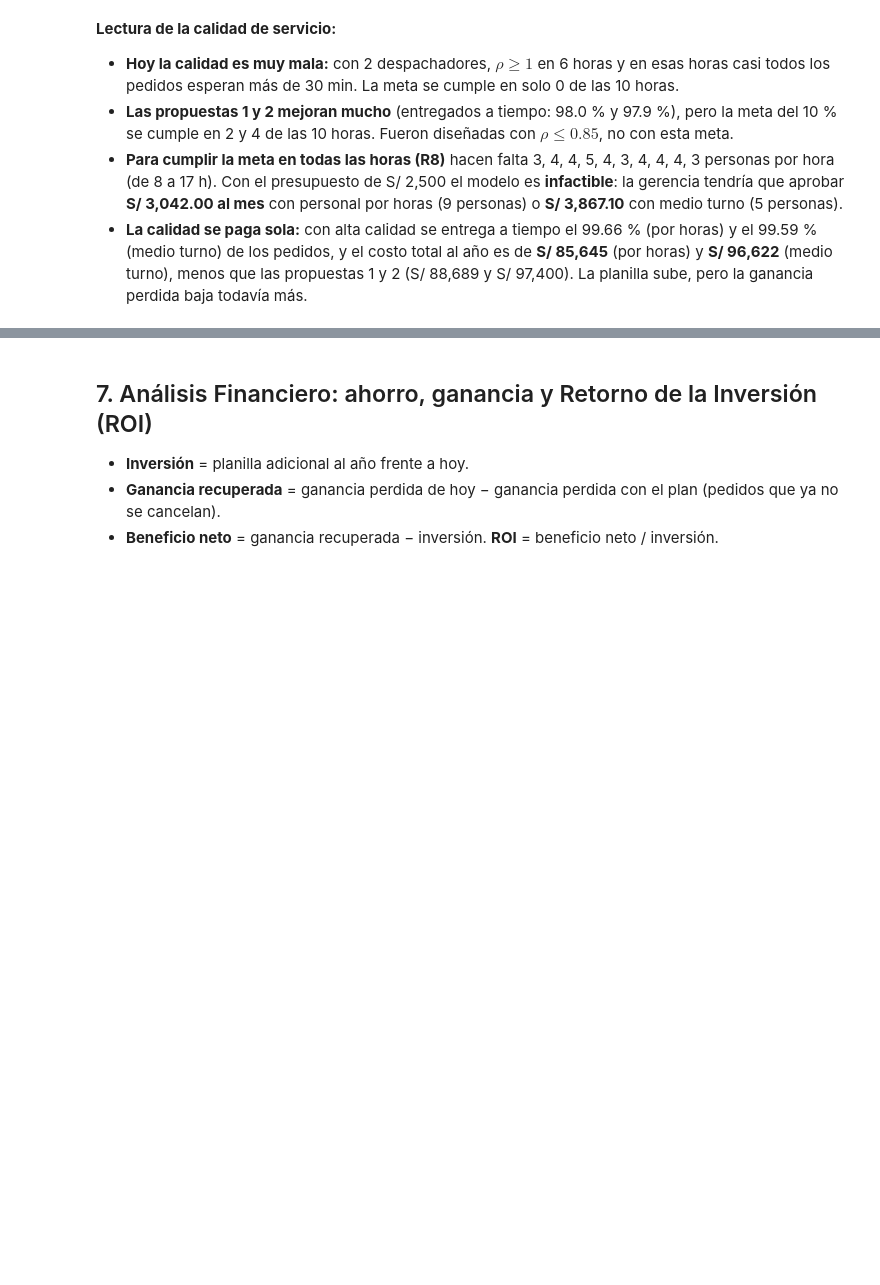
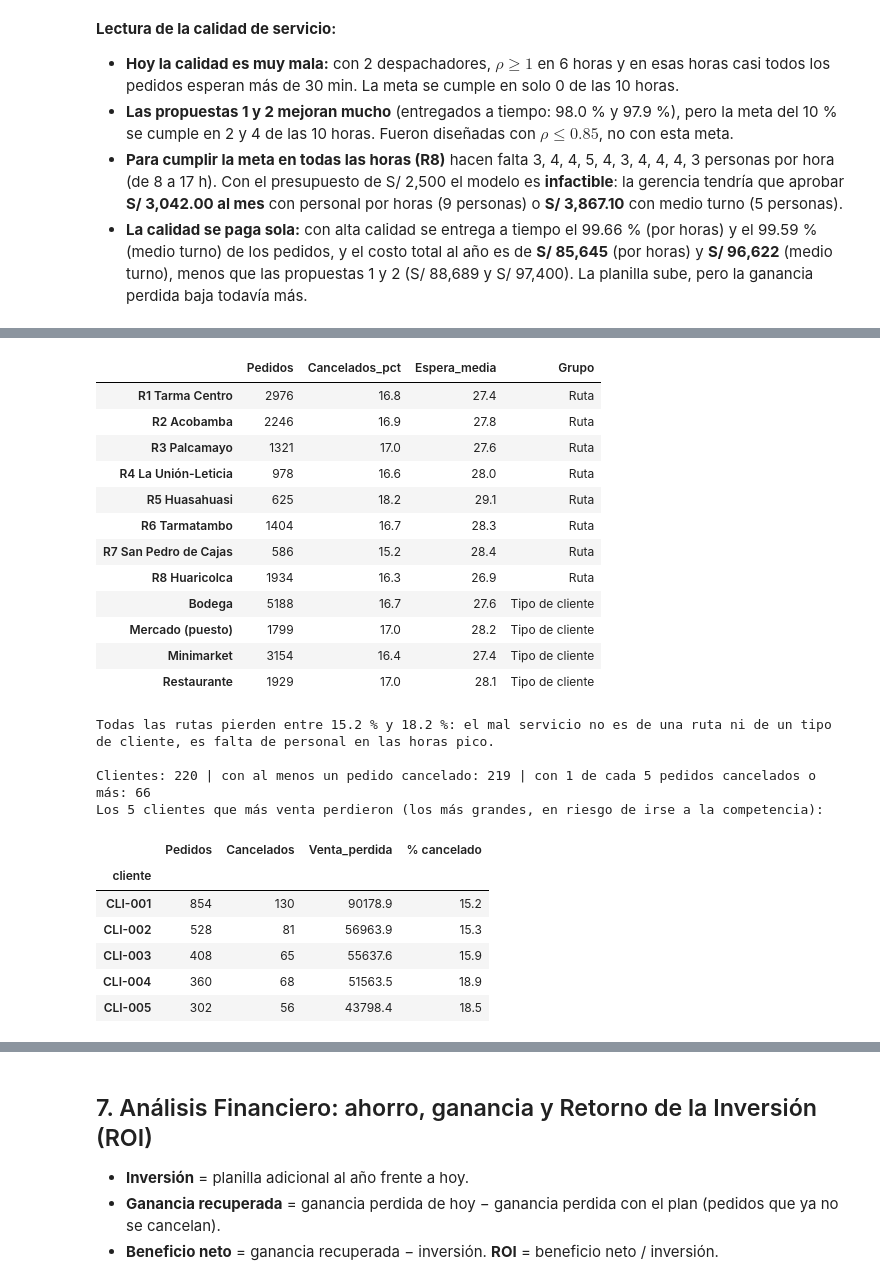
Before and after one commit to Efustion23/denlu-simulacion, a Jupyter notebook: Simulacion/Denlu.ipynb, the cells around one changed output, grey strips where cells are left out. Cells and saved outputs as stored; diff of their text form; code cells hidden in the pictures; blank space fills up the shorter version.

```diff
--- a/Simulacion/Denlu.ipynb
+++ b/Simulacion/Denlu.ipynb
@@ -1211,0 +1281,44 @@ plt.show()
+# %%
+# Equidad: ¿el problema es de una ruta o de un tipo de cliente?
+equidad = pd.concat([
+    df.groupby('ruta').agg(Pedidos=('id_pedido', 'size'), Cancelados_pct=('cancelado', lambda x: round(100 * x.mean(), 1)),
+                           Espera_media=('tiempo_espera_min', lambda x: round(x.mean(), 1))).assign(Grupo='Ruta'),
+    df.groupby('tipo_cliente').agg(Pedidos=('id_pedido', 'size'), Cancelados_pct=('cancelado', lambda x: round(100 * x.mean(), 1)),
+                                   Espera_media=('tiempo_espera_min', lambda x: round(x.mean(), 1))).assign(Grupo='Tipo de cliente'),
+])
+display(equidad)
+print(f"Todas las rutas pierden entre {equidad[equidad.Grupo == 'Ruta'].Cancelados_pct.min()} % y {equidad[equidad.Grupo == 'Ruta'].Cancelados_pct.max()} %:"
+      " el mal servicio no es de una ruta ni de un tipo de cliente, es falta de personal en las horas pico.")
+
+# Impacto en el cliente: ¿a cuántos clientes les fallamos?
+por_cliente = df.groupby('cliente').agg(Pedidos=('id_pedido', 'size'), Cancelados=('cancelado', 'sum'), Venta_perdida=('venta_perdida_S', 'sum'))
+por_cliente['% cancelado'] = 100 * por_cliente['Cancelados'] / por_cliente['Pedidos']
+print(f"\nClientes: {len(por_cliente)} | con al menos un pedido cancelado: {(por_cliente['Cancelados'] > 0).sum()} | "
+      f"con 1 de cada 5 pedidos cancelados o más: {(por_cliente['% cancelado'] >= 20).sum()}")
+print('Los 5 clientes que más venta perdieron (los más grandes, en riesgo de irse a la competencia):')
+display(por_cliente.sort_values('Venta_perdida', ascending=False).head(5).round(1))
+# %% [output]
+|  | Pedidos | Cancelados_pct | Espera_media | Grupo |
+| R1 Tarma Centro | 2976 | 16.8 | 27.4 | Ruta |
+| R2 Acobamba | 2246 | 16.9 | 27.8 | Ruta |
+| R3 Palcamayo | 1321 | 17.0 | 27.6 | Ruta |
+| R4 La Unión-Leticia | 978 | 16.6 | 28.0 | Ruta |
+| R5 Huasahuasi | 625 | 18.2 | 29.1 | Ruta |
+| R6 Tarmatambo | 1404 | 16.7 | 28.3 | Ruta |
+| R7 San Pedro de Cajas | 586 | 15.2 | 28.4 | Ruta |
+| R8 Huaricolca | 1934 | 16.3 | 26.9 | Ruta |
+| Bodega | 5188 | 16.7 | 27.6 | Tipo de cliente |
+| Mercado (puesto) | 1799 | 17.0 | 28.2 | Tipo de cliente |
+| Minimarket | 3154 | 16.4 | 27.4 | Tipo de cliente |
+| Restaurante | 1929 | 17.0 | 28.1 | Tipo de cliente |
+Todas las rutas pierden entre 15.2 % y 18.2 %: el mal servicio no es de una ruta ni de un tipo de cliente, es falta de personal en las horas pico.
+
+Clientes: 220 | con al menos un pedido cancelado: 219 | con 1 de cada 5 pedidos cancelados o más: 66
+Los 5 clientes que más venta perdieron (los más grandes, en riesgo de irse a la competencia):
+|  | Pedidos | Cancelados | Venta_perdida | % cancelado |
+| cliente |  |  |  |  |
+| CLI-001 | 854 | 130 | 90178.9 | 15.2 |
+| CLI-002 | 528 | 81 | 56963.9 | 15.3 |
+| CLI-003 | 408 | 65 | 55637.6 | 15.9 |
+| CLI-004 | 360 | 68 | 51563.5 | 18.9 |
+| CLI-005 | 302 | 56 | 43798.4 | 18.5 |
```
Also changed, not shown: parts of 5 cells of this notebook, 4 other files.
